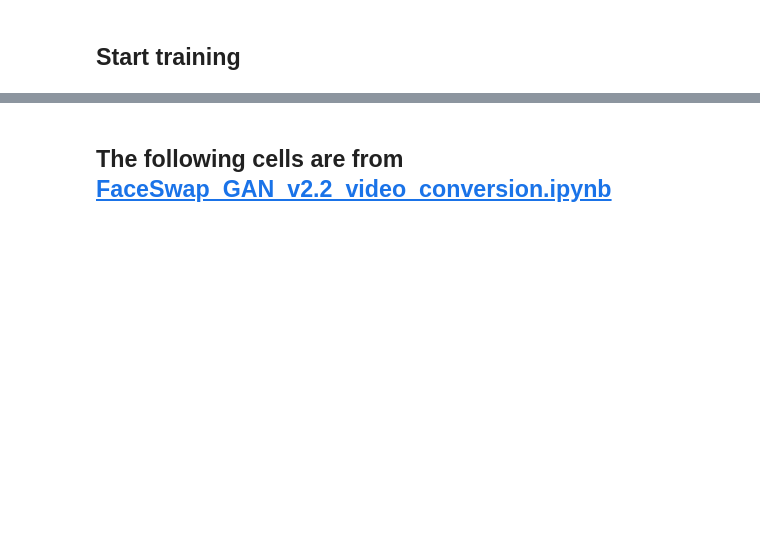
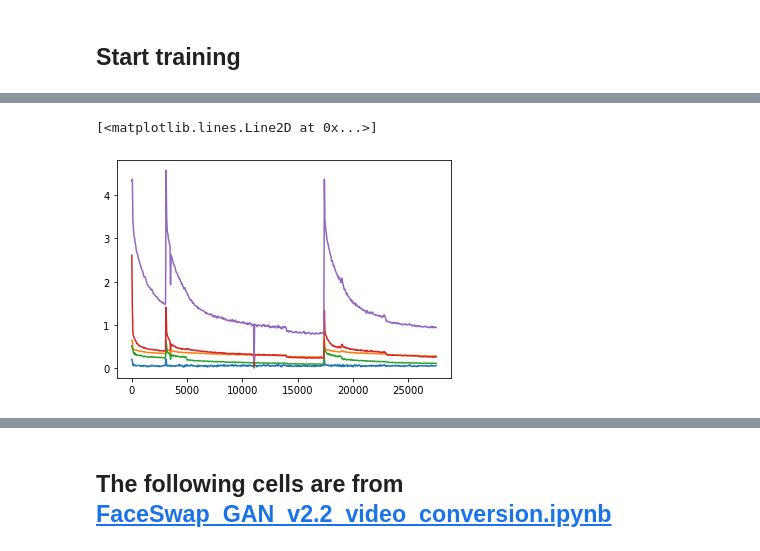
Before and after one commit to shaoanlu/faceswap-GAN, a Jupyter notebook: colab_demo/faceswap-GAN_colab_demo.ipynb, the cells around one changed output, grey strips where cells are left out. Saved outputs shown, nothing was run; the diff lists cells and outputs as text; code cells hidden in the pictures; blank space fills up the shorter version.

```diff
--- a/colab_demo/faceswap-GAN_colab_demo.ipynb
+++ b/colab_demo/faceswap-GAN_colab_demo.ipynb
@@ -448,0 +752,6 @@ while gen_iterations <= TOTAL_ITERS:
+# %%
+import pandas as pd
+import numpy as np
+
+DA=pd.read_csv('B.csv')
+df=pd.DataFrame(DA)
@@ -448,0 +772,17 @@ while gen_iterations <= TOTAL_ITERS:
+# %%
+import matplotlib.pyplot as plt
+adv=df['adv']
+edg=df['edge']
+pl=df['pl']
+rec=df['recon']
+ttl=df['ttl']
+# %%
+y = np.arange(0,30000,50)
+plt.plot(y,adv)
+plt.plot(y,edg)
+plt.plot(y,pl)
+plt.plot(y,rec)
+plt.plot(y,ttl)
+# %% [output]
+[<matplotlib.lines.Line2D at 0x...>]
+[figure, added]
```
Also changed, not shown: parts of 69 cells of this notebook.
